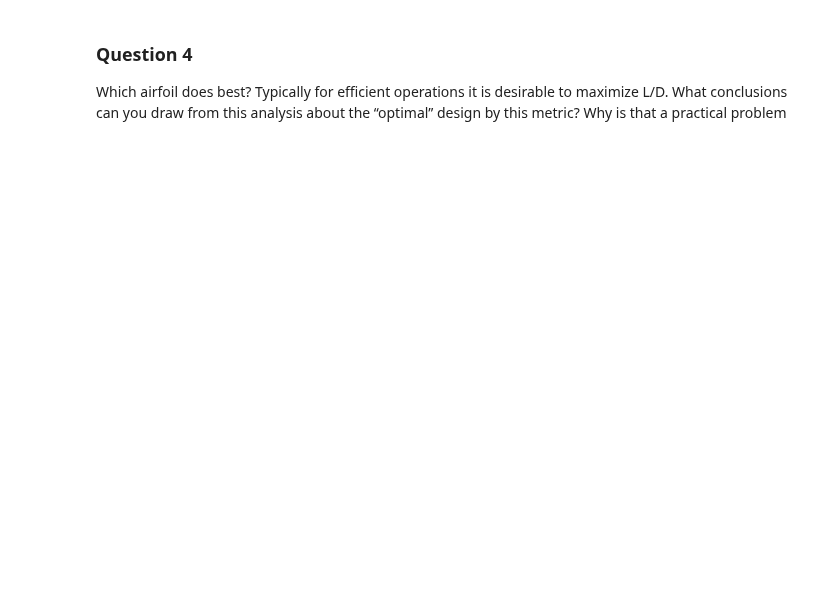
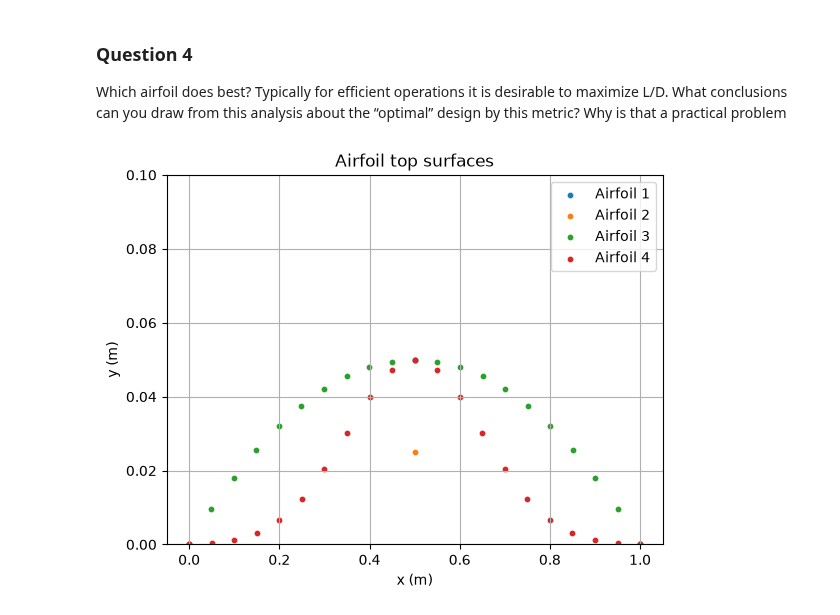
Before and after one commit to DanielKim0208/ME-433RocketScience, a Jupyter notebook: HW4/HW4.ipynb, the cells around one changed output. Cells and saved outputs as stored; diff of their text form; code cells hidden in the pictures; blank space fills up the shorter version.

```diff
--- a/HW4/HW4.ipynb
+++ b/HW4/HW4.ipynb
@@ -231,3 +297,16 @@ angleProcess(airfoils)
 # %% [markdown]
 ### Question 4
 Which airfoil does best? Typically for efficient operations it is desirable to maximize L/D. What conclusions can you draw from this analysis about the “optimal” design by this metric? Why is that a practical problem
+# %%
+for i in range(1, 5):
+        x, y = airfoils[i]
+        plt.scatter(x, y, s=10, label=f"Airfoil {i}")
+plt.xlabel("x (m)")
+plt.ylabel("y (m)")
+plt.title("Airfoil top surfaces")
+plt.ylim(0, 0.1)
+plt.legend()
+plt.grid(True)
+plt.show()
+# %% [output]
+[figure, added]
```
Also changed, not shown: parts of 12 cells of this notebook.
